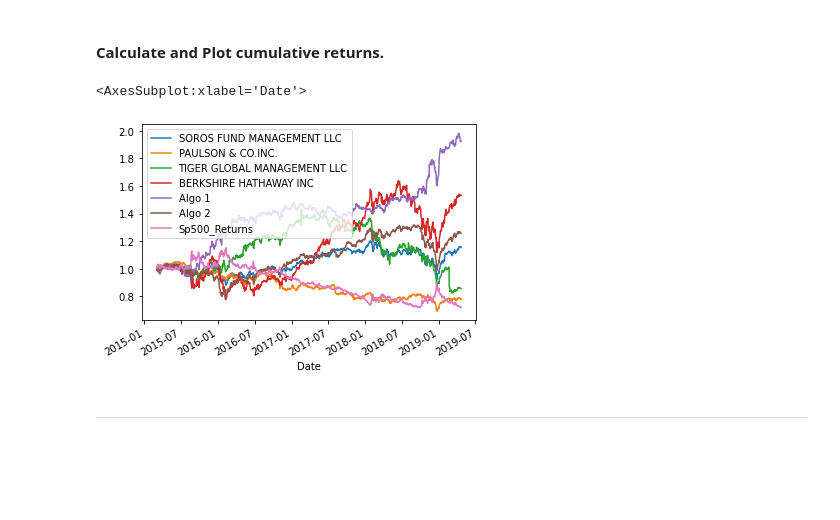
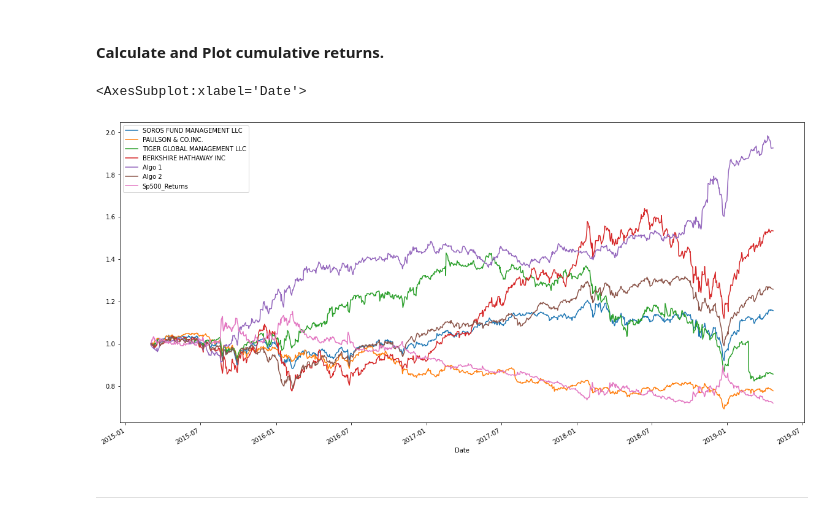
Before and after one commit to Aqui1983/Module_4_challenge, a Jupyter notebook: Module_4_challenge_starter_code/whale_analysis.ipynb, the cells around one changed output. Cells and saved outputs as stored; diff of their text form; code cells hidden in the pictures; blank space fills up the shorter version.

Commit message:
made the graphs all the same size and fixed an error with the custom portfolio rolling beta

```diff
--- a/Module_4_challenge_starter_code/whale_analysis.ipynb
+++ b/Module_4_challenge_starter_code/whale_analysis.ipynb
@@ -217,12 +217,12 @@ combined_returns_df.plot(figsize=(20,10))
 # %%
 # Calculate cumulative returns of all portfolios
 combined_cumulative_returns = (1 + combined_returns_df).cumprod()
 
 # Plot cumulative returns
-combined_cumulative_returns.plot()
+combined_cumulative_returns.plot(figsize=(20,10))
 # %% [output]
 <AxesSubplot:xlabel='Date'>
-[figure, old version]
+[figure, new version]
 # %% [markdown]
 ---
 # %% [markdown]
```
Also changed, not shown: parts of 6 cells of this notebook.
